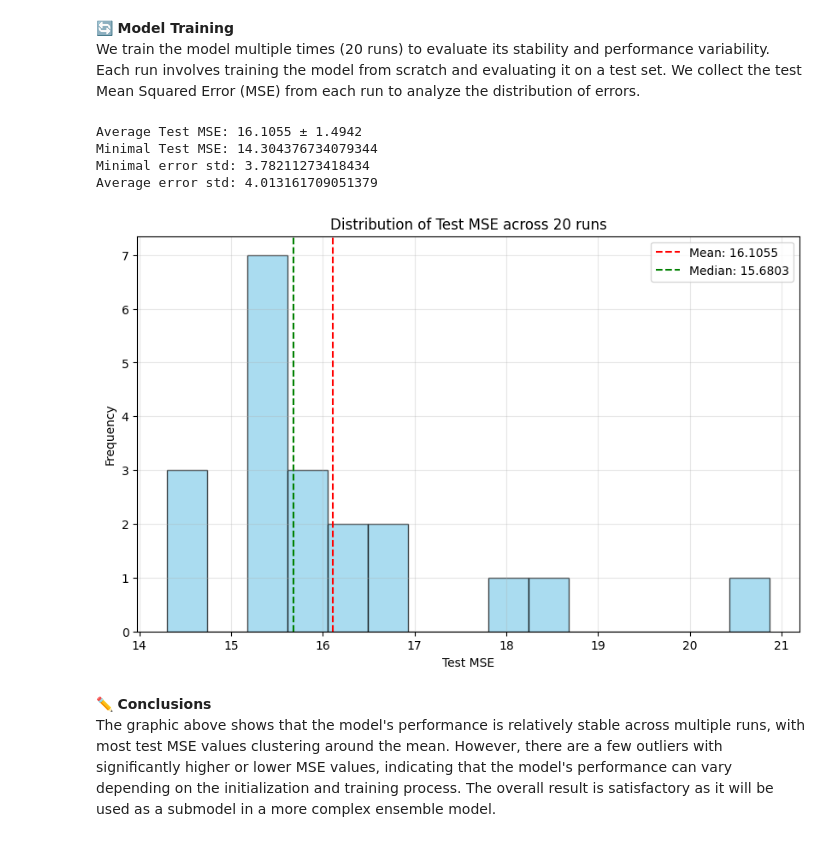
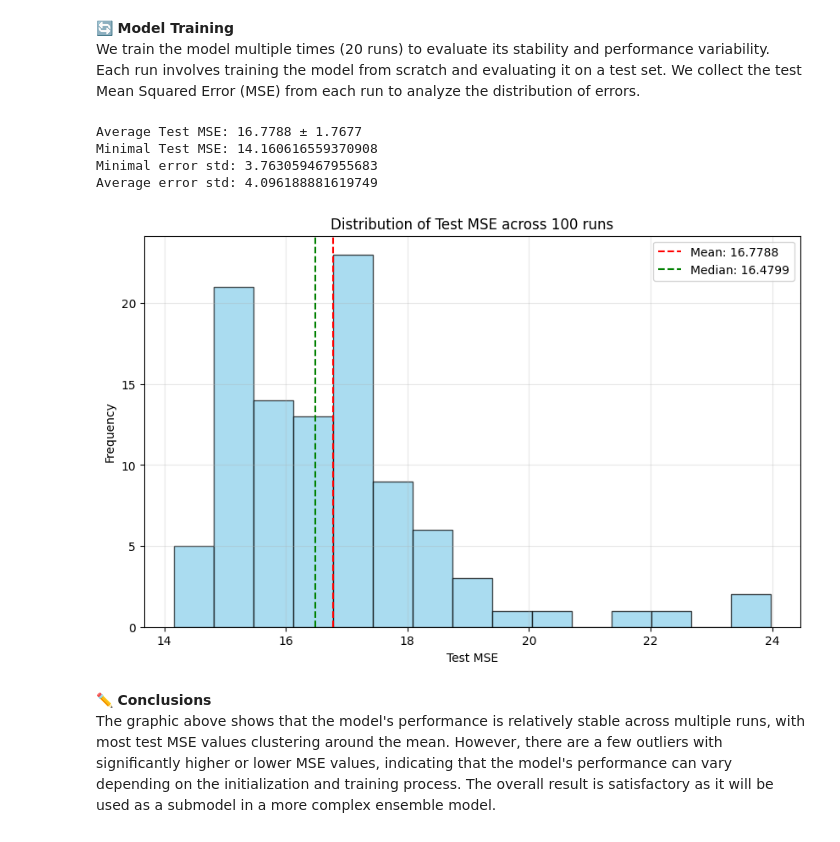
Before and after one commit to szymond44/nba-total-points-prediction-model, a Jupyter notebook: notebooks/nba-embedding-model-testing.ipynb, the cells around one changed output. Saved outputs shown, nothing was run; the diff lists cells and outputs as text; code cells hidden in the pictures.

```diff
--- a/notebooks/nba-embedding-model-testing.ipynb
+++ b/notebooks/nba-embedding-model-testing.ipynb
@@ -165,7 +165,7 @@ def train_and_evaluate():
             test_loss += loss.item() * X_num_batch.size(0)
     return test_loss / len(test_loader.dataset), model
 
-N = 20
+N = 100
 results = [train_and_evaluate() for _ in range(N)]
 # %%
 test_losses = [r[0] for r in results]
@@ -179,23 +179,23 @@ average_model = models[np.argsort(test_losses)[N//2]]
 print(f"Minimal error std: {np.sqrt(np.min(test_losses))}")
 print(f"Average error std: {np.sqrt(np.average(test_losses))}")
 # %% [output]
-Average Test MSE: 16.1055 ± 1.4942
-Minimal Test MSE: 14.304376734079344
-Minimal error std: 3.78211273418434
-Average error std: 4.013161709051379
+Average Test MSE: 16.7788 ± 1.7677
+Minimal Test MSE: 14.160616559370908
+Minimal error std: 3.763059467955683
+Average error std: 4.096188881619749
 # %%
 plt.figure(figsize=(10, 6))
 plt.hist(test_losses, bins=15, alpha=0.7, color='skyblue', edgecolor='black')
 plt.xlabel('Test MSE')
 plt.ylabel('Frequency')
-plt.title('Distribution of Test MSE across 20 runs')
+plt.title('Distribution of Test MSE across 100 runs')
 plt.axvline(np.mean(test_losses), color='red', linestyle='--', label=f'Mean: {np.mean(test_losses):.4f}')
 plt.axvline(np.median(test_losses), color='green', linestyle='--', label=f'Median: {np.median(test_losses):.4f}')
 plt.legend()
 plt.grid(True, alpha=0.3)
 plt.show()
 # %% [output]
-[figure, old version]
+[figure, new version]
 # %% [markdown]
 ✏️ **Conclusions**
 The graphic above shows that the model's performance is relatively stable across multiple runs, with most test MSE values clustering around the mean. However, there are a few outliers with significantly higher or lower MSE values, indicating that the model's performance can vary depending on the initialization and training process. The overall result is satisfactory as it will be used as a submodel in a more complex ensemble model.
```
